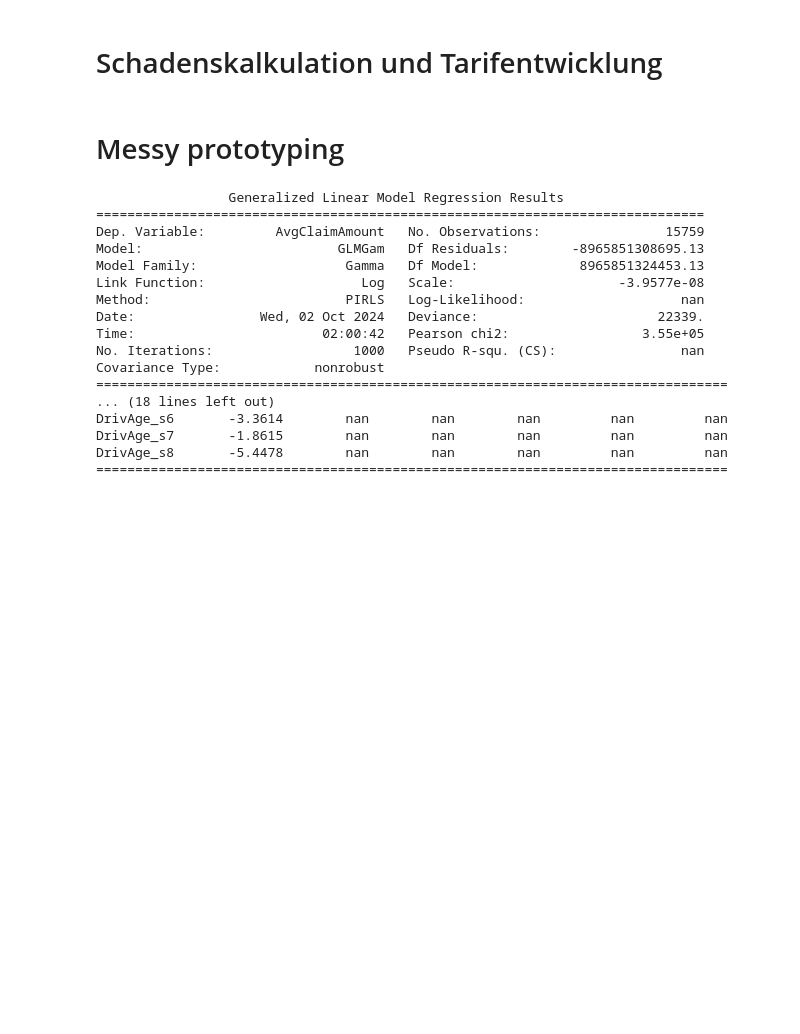
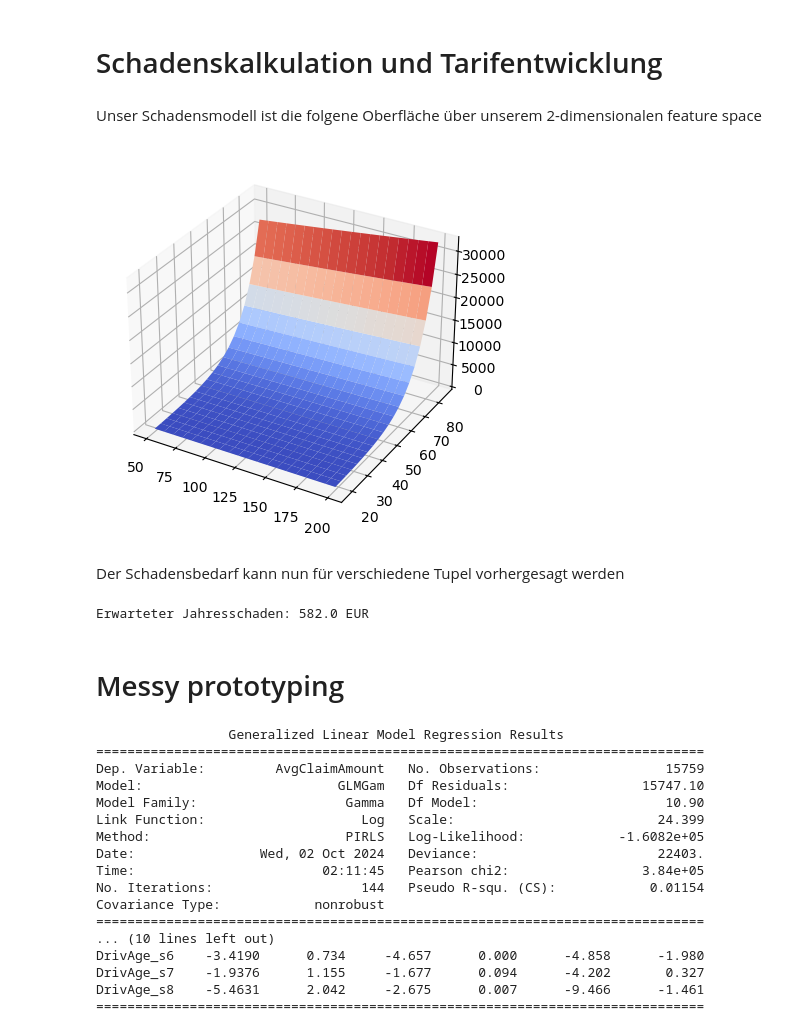
Before and after one commit to mvaassen/axa-data-challenge, a Jupyter notebook: AXADataChallenge/presentation.ipynb, the cells around one changed output. Cells and saved outputs as stored; diff of their text form; code cells hidden in the pictures; blank space fills up the shorter version.

```diff
--- a/AXADataChallenge/presentation.ipynb
+++ b/AXADataChallenge/presentation.ipynb
@@ -606,17 +639,17 @@ def ptw_predict(x, y):
     x_data = pd.DataFrame({"BonusMalus": [x], "DrivAge": [y]})
     return res_gamma.predict(exog=x_data)
 
-output = np.empty((len(x_feat1), len(x_feat2)))
+predict_avgclaimsev = np.empty((len(x_feat1), len(x_feat2)))
 for i, xcoord in enumerate(x_feat1):
     for j, ycoord in enumerate(x_feat2):
-        output[i, j] = ptw_predict(xcoord, ycoord)
+        predict_avgclaimsev[i, j] = ptw_predict(xcoord, ycoord)
 
 # test_pred = res_gamma.predict(exog=test_avgclaimsev[["BonusMalus", "Density"]])
 
 fig, ax = plt.subplots(subplot_kw={"projection": "3d"})
 
 # Plot the surface.
-surf = ax.plot_surface(xv, yv, output, cmap=cm.coolwarm,
+surf = ax.plot_surface(xv, yv, predict_avgclaimsev, cmap=cm.coolwarm,
                        linewidth=0, antialiased=True)
 # %% [output]
 [figure]
@@ -623,16 +705,42 @@ surf = ax.plot_surface(xv, yv, output, cmap=cm.coolwarm,
 # %% [markdown]
 # Schadenskalkulation und Tarifentwicklung
+# %% [markdown]
+Unser Schadensmodell ist die folgene Oberfläche über unserem 2-dimensionalen feature space
+# %%
+# Desired range and sample points for each feature
+x_feat1 = np.linspace(50, 200, 20)
+x_feat2 = np.linspace(18, 85, 20)
+
+xv, yv = np.meshgrid(x_feat1, x_feat2)
+fig, ax = plt.subplots(subplot_kw={"projection": "3d"})
+
+# Plot the surface.
+surf = ax.plot_surface(xv, yv, predict_claimnb * predict_avgclaimsev, cmap=cm.coolwarm,
+                       linewidth=0, antialiased=True)
+# %% [output]
+[figure, added]
+# %% [markdown]
+Der Schadensbedarf kann nun für verschiedene Tupel vorhergesagt werden
+# %%
+bonusmalus_test = 100
+age_test = 32
+
+x_data = pd.DataFrame({"BonusMalus": [bonusmalus_test], "DrivAge": [age_test]})
+expected_total_claim = res_poisson.predict(exog=x_data) * res_gamma.predict(exog=x_data)
+print("Erwarteter Jahresschaden: {} EUR".format(str(np.round(expected_total_claim[0]))))
+# %% [output]
+Erwarteter Jahresschaden: 582.0 EUR
 # %% [markdown]
 # Messy prototyping
 # %%
 # statsmodels GAM
 
 # create spline basis for BonusMalus and DrivAge
-x_spline = train_avgclaimsev[["BonusMalus", "DrivAge"]]
+x_spline = train_avgclaimsev[["DrivAge"]]
 
-bs = BSplines(x_spline, df=[10, 10], degree=[3, 3])
+bs = BSplines(x_spline, df=[10], degree=[3])
 
-gam_bs = GLMGam.from_formula('AvgClaimAmount ~ 1', data=train_avgclaimsev, smoother=bs, family=sm.families.Gamma(link=sm.families.links.Log()))
+gam_bs = GLMGam.from_formula('AvgClaimAmount ~ BonusMalus', data=train_avgclaimsev, smoother=bs, family=sm.families.Gamma(link=sm.families.links.Log()))
 res_bs = gam_bs.fit()
 
 print(res_bs.summary())
@@ -640,17 +748,17 @@ print(res_bs.summary())
                  Generalized Linear Model Regression Results
 ==============================================================================
 Dep. Variable:         AvgClaimAmount   No. Observations:                15759
-Model:                         GLMGam   Df Residuals:        -8965851308695.13
-Model Family:                   Gamma   Df Model:             8965851324453.13
-Link Function:                    Log   Scale:                     -3.9577e-08
-Method:                         PIRLS   Log-Likelihood:                    nan
-Date:                Wed, 02 Oct 2024   Deviance:                       22339.
-Time:                        02:00:42   Pearson chi2:                 3.55e+05
-No. Iterations:                  1000   Pseudo R-squ. (CS):                nan
+Model:                         GLMGam   Df Residuals:                 15747.10
+Model Family:                   Gamma   Df Model:                        10.90
+Link Function:                    Log   Scale:                          24.399
+Method:                         PIRLS   Log-Likelihood:            -1.6082e+05
+Date:                Wed, 02 Oct 2024   Deviance:                       22403.
+Time:                        02:11:45   Pearson chi2:                 3.84e+05
+No. Iterations:                   144   Pseudo R-squ. (CS):            0.01154
 Covariance Type:            nonrobust
-=================================================================================
-... (18 lines left out)
-DrivAge_s6       -3.3614        nan        nan        nan         nan         nan
-DrivAge_s7       -1.8615        nan        nan        nan         nan         nan
-DrivAge_s8       -5.4478        nan        nan        nan         nan         nan
-=================================================================================
+==============================================================================
+... (10 lines left out)
+DrivAge_s6    -3.4190      0.734     -4.657      0.000      -4.858      -1.980
+DrivAge_s7    -1.9376      1.155     -1.677      0.094      -4.202       0.327
+DrivAge_s8    -5.4631      2.042     -2.675      0.007      -9.466      -1.461
+==============================================================================
```
Also changed, not shown: parts of 24 cells of this notebook.
